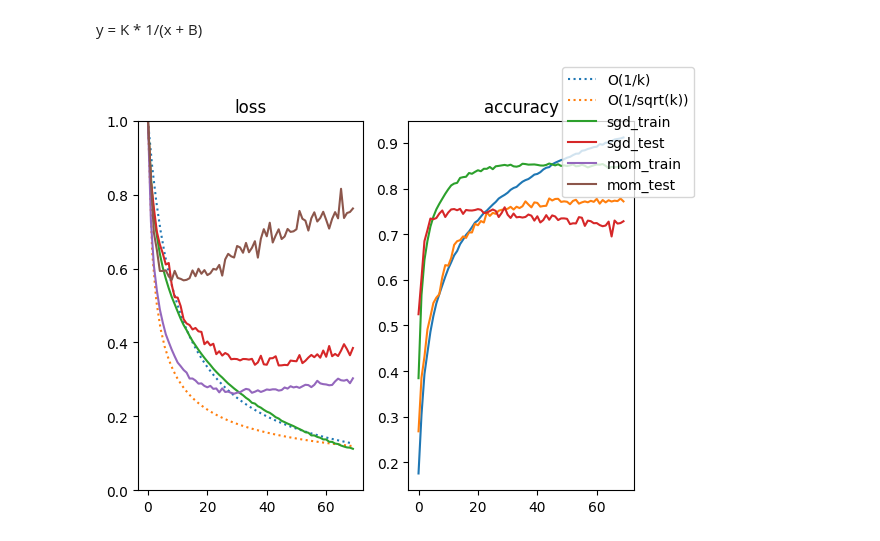
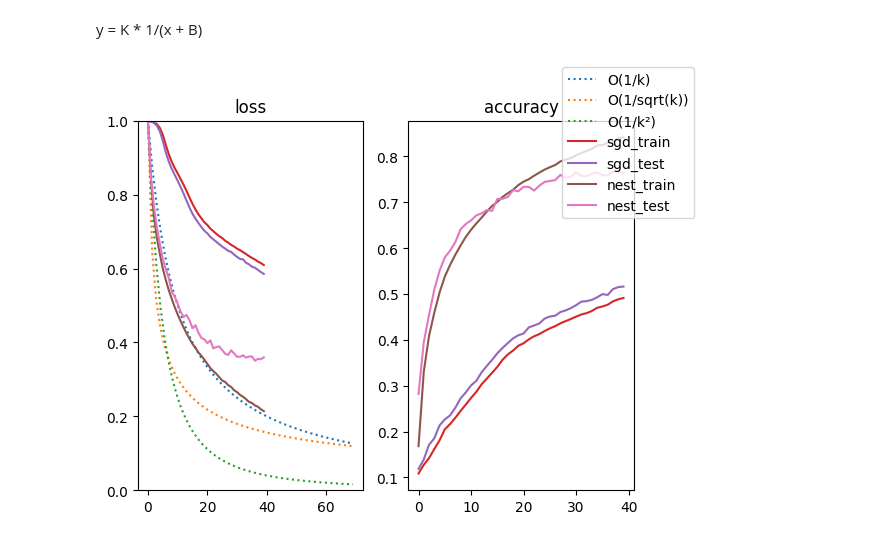
Before and after one commit to leinaxd/Portfolio, a Jupyter notebook: machine_learning/Optimizers.ipynb, the cells around one changed output. Drawn from its saved outputs; the diff is of its cells as text; code cells hidden in the pictures.

```diff
--- a/machine_learning/Optimizers.ipynb
+++ b/machine_learning/Optimizers.ipynb
@@ -164,7 +164,7 @@ EPOCHS = "70" #@param [10, 20, 50,70]
 EPOCHS = int(EPOCHS)
 BATCH_SIZE = "32" #@param [8, 16, 32, 64]
 BATCH_SIZE = int(BATCH_SIZE)
-LEARNING_RATE = 0.01 #@param [0.01]
+LEARNING_RATE = 0.001 #@param [0.01]
 LEARNING_RATE = float(LEARNING_RATE)
 
 MOMENTUM = 0.9 #@param
@@ -190,7 +190,7 @@ model_3 = ConvFF() #Nesterov
 model_3 = model_3.to(device)
 
 # Optimizer.
-optim_1 = SGD(model_1.parameters(), lr=LEARNING_RATE)
+optim_1 = SGD(model_1.parameters(), lr=10*LEARNING_RATE)
 optim_2 = SGD(model_2.parameters(), lr=LEARNING_RATE, momentum=MOMENTUM)
 optim_3 = SGD(model_3.parameters(), lr=LEARNING_RATE, momentum=MOMENTUM, nesterov=True)
 
@@ -328,3 +328,10 @@ Finished Training
+# %%
+hist['train_loss'] = np.array(hist['train_loss'])
+hist['test_loss'] = np.array(hist['test_loss'])
+hist['mom_train_loss'] = np.array(hist['mom_train_loss'])
+hist['mom_test_loss'] = np.array(hist['mom_test_loss'])
+hist['nest_train_loss'] = np.array(hist['mom_train_loss'])
+hist['nest_test_loss'] = np.array(hist['mom_test_loss'])
 # %% [markdown]
 ENTRENAMIENTO CON MOMENTO
 # %% [markdown]
@@ -332,8 +339,8 @@ y = K * 1/(x + B)
 # %%
 x = np.linspace(0, EPOCHS-1)
 SGD = True #@param {'type':'boolean'}
-MOM = True #@param {'type':'boolean'}
-NEST = False #@param {'type':'boolean'}
+MOM = False #@param {'type':'boolean'}
+NEST = True #@param {'type':'boolean'}
 fig1, (ax1,ax2) = plt.subplots(1,2)
 train_loss = hist['train_loss'] / hist['train_loss'][0]
 test_loss = hist['test_loss'] / hist['test_loss'][0]
@@ -347,33 +354,37 @@ B = 10
 ax1.plot(x, K/(x+B), ':',label='O(1/k)')
 K=1
 B = 1
 ax1.plot(x, K/np.sqrt(x+B), ':',label='O(1/sqrt(k))')
+K=100
+B = 10
+ax1.plot(x, K/((x+B)*(x+B)), ':',label='O(1/k²)')
 if SGD:
     ax1.plot(train_loss, label='sgd_train')
     ax1.plot(test_loss, label='sgd_test')
 if MOM:
     ax1.plot(mom_train_loss, label='mom_train')
     ax1.plot(mom_test_loss, label='mom_test')
 if NEST:
     ax1.plot(nest_train_loss, label='nest_train')
     ax1.plot(nest_test_loss, label='nest_test')
 
 
 
 ax1.set_ylim([0, 1])
-ax2.plot()
-ax2.plot()
+ax2.plot([],[])
+ax2.plot([],[])
+ax2.plot([],[])
 if SGD:
     ax2.plot(hist['train_acc'])
     ax2.plot(hist['test_acc'])
 if MOM:
     ax2.plot(hist['mom_train_acc'])
     ax2.plot(hist['mom_test_acc'])
 if NEST:
     ax2.plot(hist['nest_train_acc'])
     ax2.plot(hist['nest_test_acc'])
 ax1.set_title('loss')
 ax2.set_title('accuracy')
 fig1.legend();
 # %% [output]
-[figure, old version]
+[figure, new version]
```
Also changed, not shown: parts of 1 cell of this notebook.
